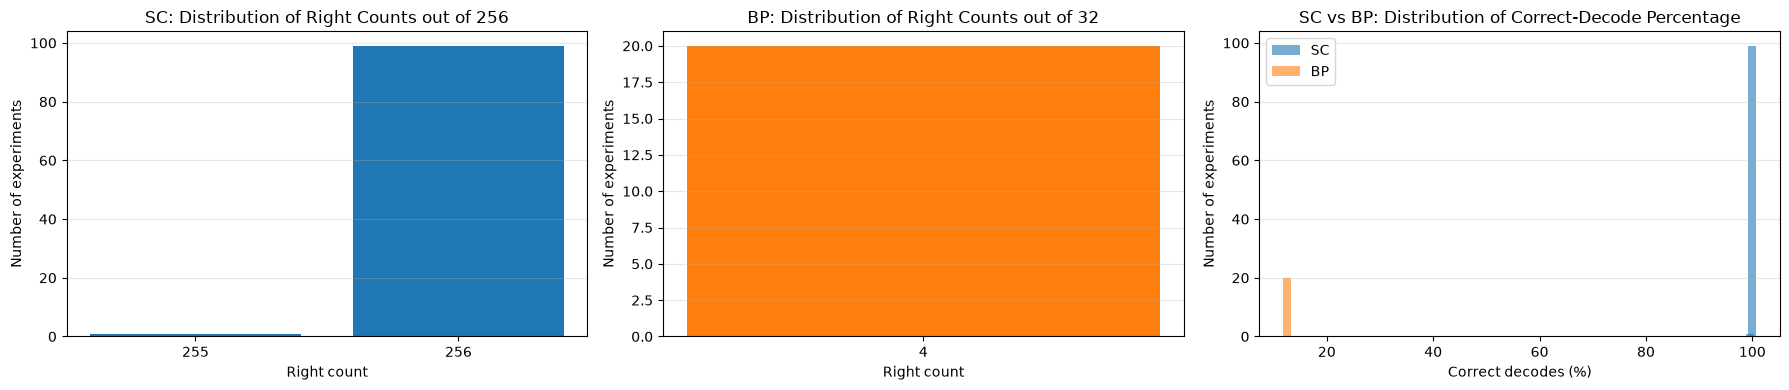
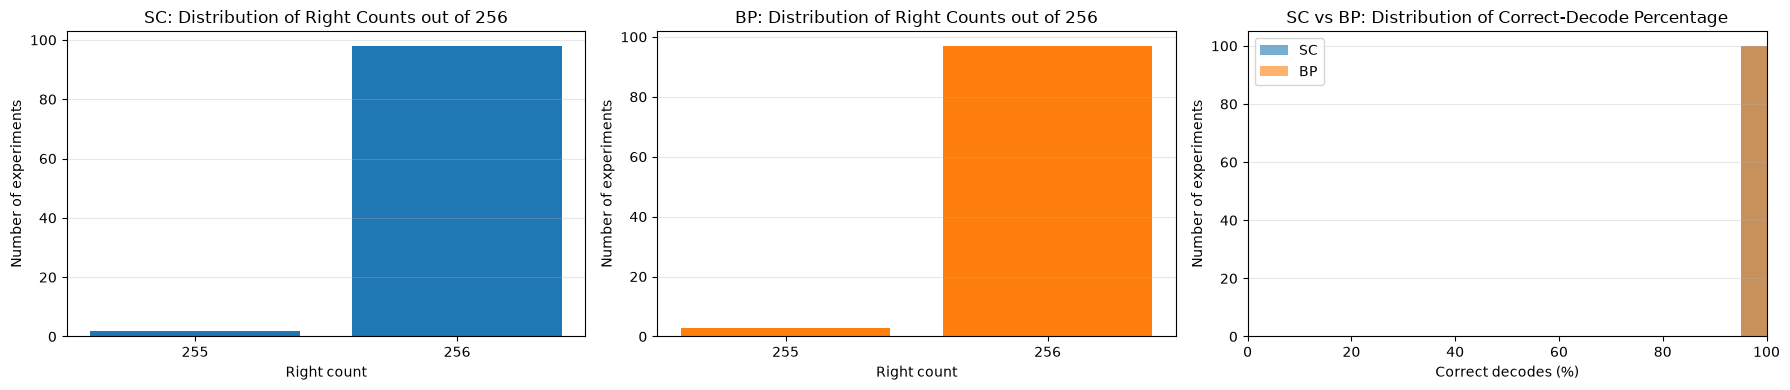
The notebook cell's code change between the first figure and the second:
--- before
+++ after
@@ -28,17 +28,14 @@
 
 #*Denominators differ (len(possible_us) vs len(bp_possible_us)), so compare on a % scale
-sc_pct_distribution = Counter([count / len(possible_us) * 100 for count in right_counts])
-bp_pct_distribution = Counter([count / len(bp_possible_us) * 100 for count in bp_right_counts])
+sc_pct = [count / len(possible_us) * 100 for count in right_counts]
+bp_pct = [count / len(bp_possible_us) * 100 for count in bp_right_counts]
 
-sc_pct_x = sorted(sc_pct_distribution.keys())
-sc_pct_y = [sc_pct_distribution[pct] for pct in sc_pct_x]
-bp_pct_x = sorted(bp_pct_distribution.keys())
-bp_pct_y = [bp_pct_distribution[pct] for pct in bp_pct_x]
-
-axes[2].bar(sc_pct_x, sc_pct_y, width=1.5, color="tab:blue", alpha=0.6, label="SC")
-axes[2].bar(bp_pct_x, bp_pct_y, width=1.5, color="tab:orange", alpha=0.6, label="BP")
+#*Fixed range keeps every bin inside [0, 100] so bars are never cropped by the axis
+axes[2].hist(sc_pct, bins=20, range=(0, 100), color="tab:blue", alpha=0.6, label="SC")
+axes[2].hist(bp_pct, bins=20, range=(0, 100), color="tab:orange", alpha=0.6, label="BP")
 axes[2].set_xlabel("Correct decodes (%)")
 axes[2].set_ylabel("Number of experiments")
 axes[2].set_title("SC vs BP: Distribution of Correct-Decode Percentage")
+axes[2].set_xlim(0, 100)
 axes[2].grid(axis="y", alpha=0.3)
 axes[2].legend()

Commit: fix(bp): add index slicing correction for L and R when running the check with x and add bit-reverse permutation to L and the predicted x to account for B_N's effect